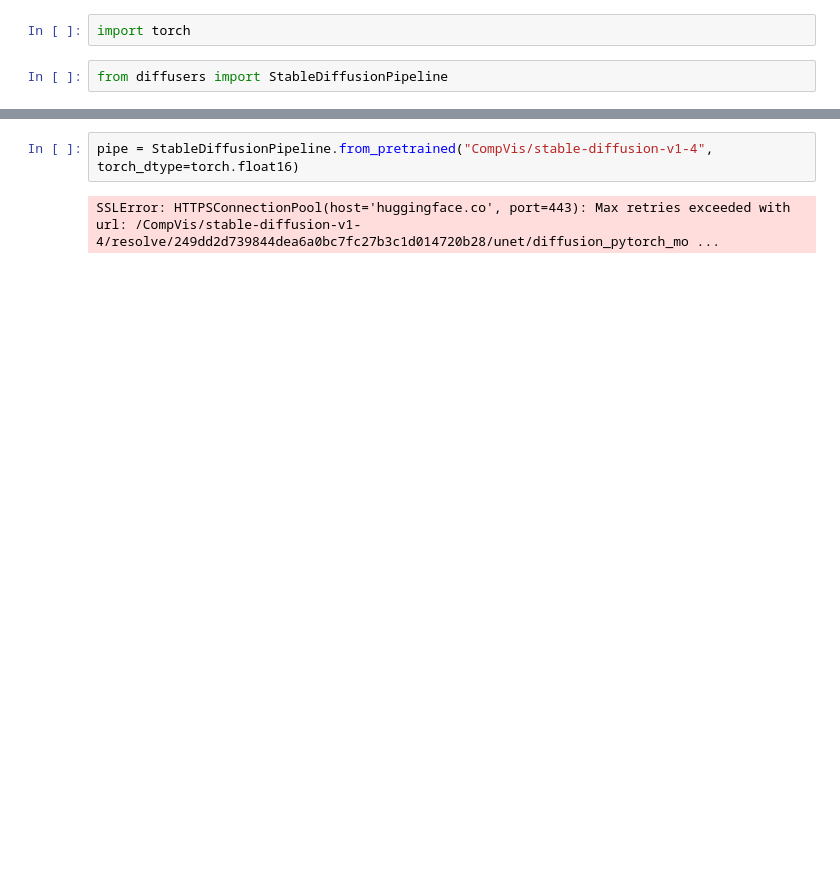
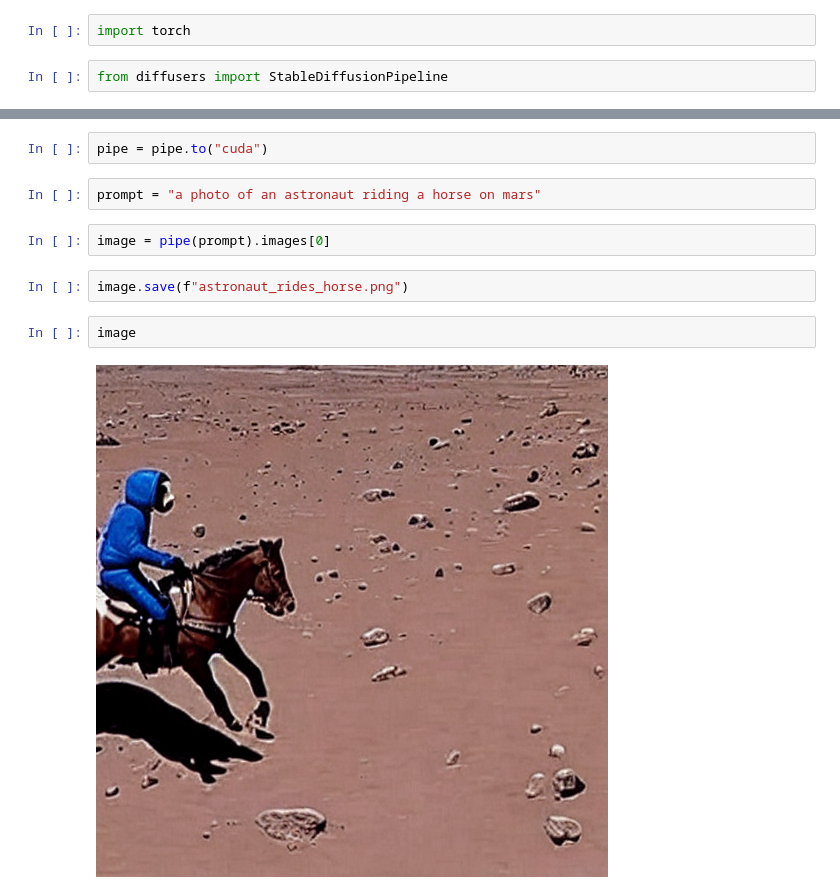
Before and after one commit to shenjy24/jupyter-notebook, a Jupyter notebook: stable_diffusion.ipynb, the cells around one changed output, grey strips where cells are left out. Drawn from its saved outputs; the diff is of its cells as text; blank space fills up the shorter version.

```diff
--- a/stable_diffusion.ipynb
+++ b/stable_diffusion.ipynb
@@ -103,4 +47,12 @@ Login successful
-# %%
-pipe = StableDiffusionPipeline.from_pretrained("CompVis/stable-diffusion-v1-4", torch_dtype=torch.float16)
-# %% [output]
-SSLError: HTTPSConnectionPool(host='huggingface.co', port=443): Max retries exceeded with url: /CompVis/stable-diffusion-v1-4/resolve/249dd2d739844dea6a0bc7fc27b3c1d014720b28/unet/diffusion_pytorch_mo ...
+# %%
+pipe = pipe.to("cuda")
+# %%
+prompt = "a photo of an astronaut riding a horse on mars"
+# %%
+image = pipe(prompt).images[0]
+# %%
+image.save(f"astronaut_rides_horse.png")
+# %%
+image
+# %% [output]
+[figure, added]
```
Also changed, not shown: parts of 7 cells of this notebook.
